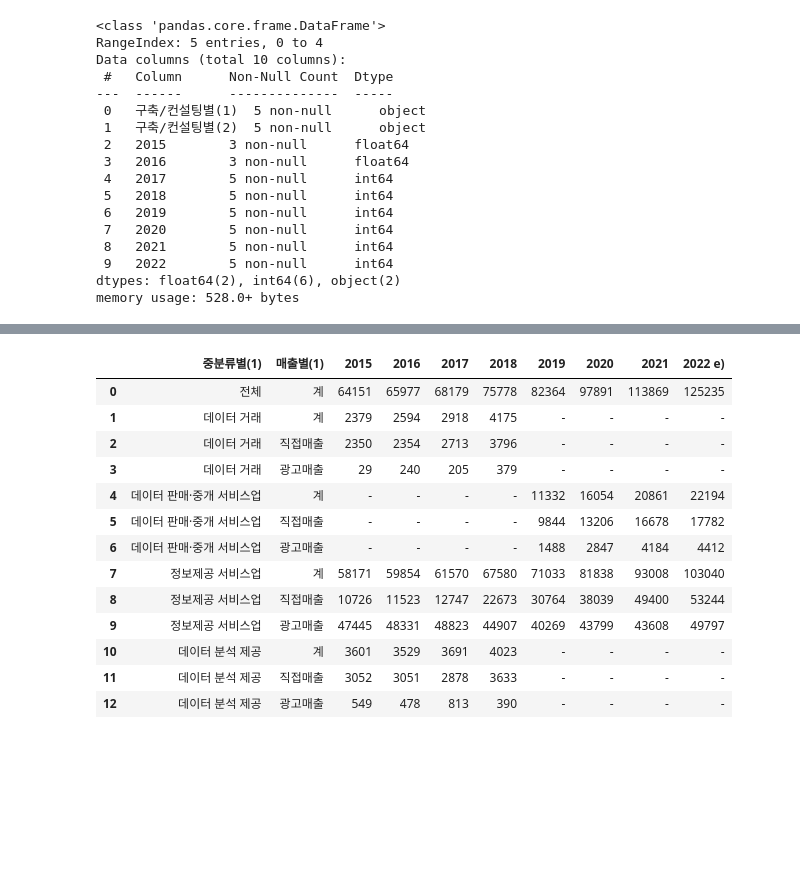
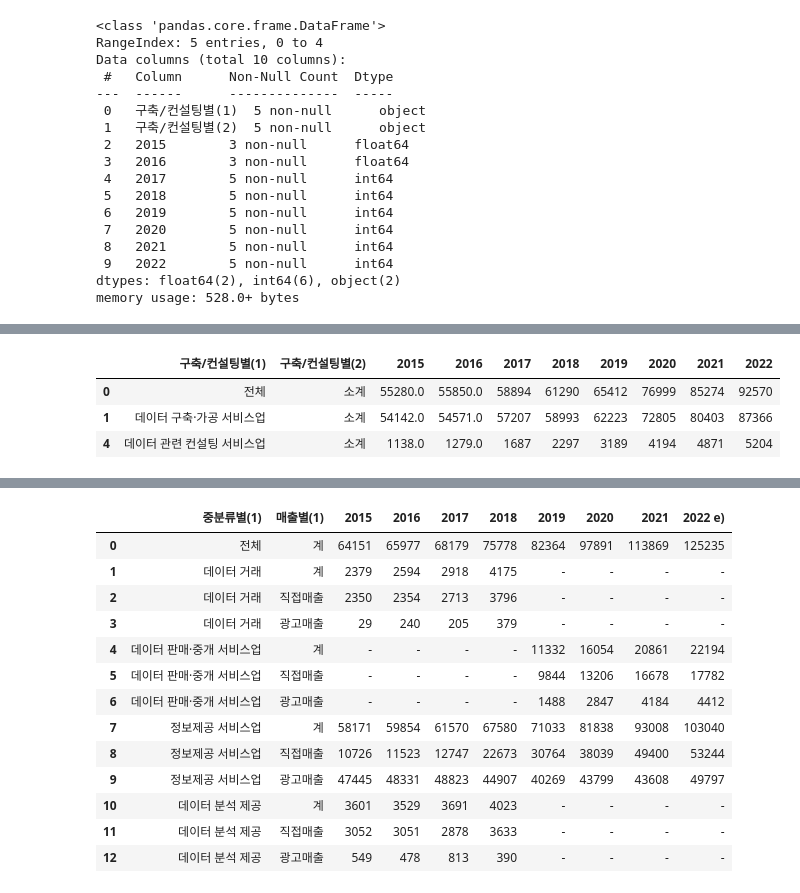
Before and after one commit to KDT-Public-Data-Project/KDT-Public_Data_Project, a Jupyter notebook: public_project.ipynb, the cells around one changed output, grey strips where cells are left out. Saved outputs shown, nothing was run; the diff lists cells and outputs as text; code cells hidden in the pictures; blank space fills up the shorter version.

```diff
--- a/public_project.ipynb
+++ b/public_project.ipynb
@@ -320,0 +346,7 @@ DF3
+# %%
+DF_con
+# %% [output]
+|  | 구축/컨설팅별(1) | 구축/컨설팅별(2) | 2015 | 2016 | 2017 | 2018 | 2019 | 2020 | 2021 | 2022 |
+| 0 | 전체 | 소계 | 55280.0 | 55850.0 | 58894 | 61290 | 65412 | 76999 | 85274 | 92570 |
+| 1 | 데이터 구축·가공 서비스업 | 소계 | 54142.0 | 54571.0 | 57207 | 58993 | 62223 | 72805 | 80403 | 87366 |
+| 4 | 데이터 관련 컨설팅 서비스업 | 소계 | 1138.0 | 1279.0 | 1687 | 2297 | 3189 | 4194 | 4871 | 5204 |
```
Also changed, not shown: parts of 18 cells of this notebook.
